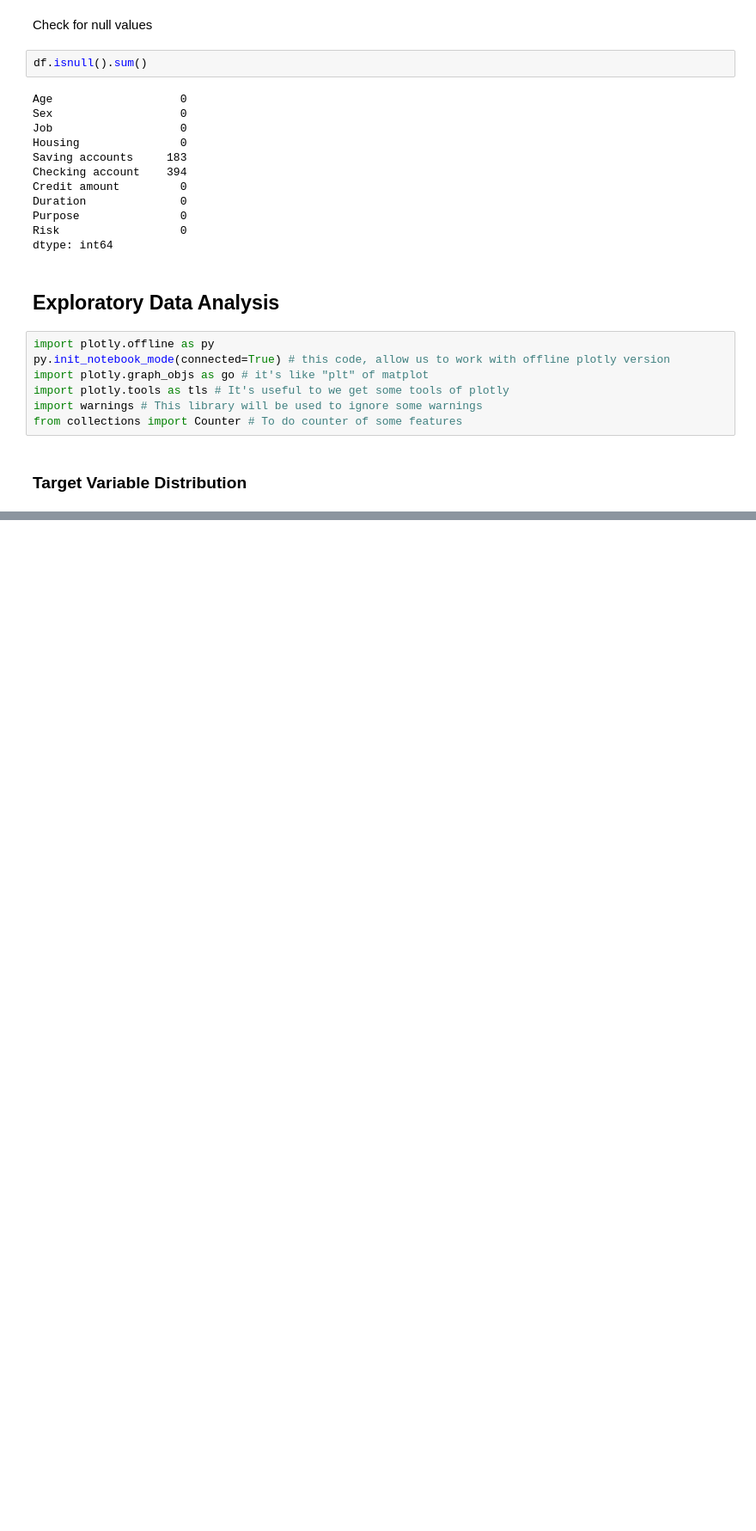
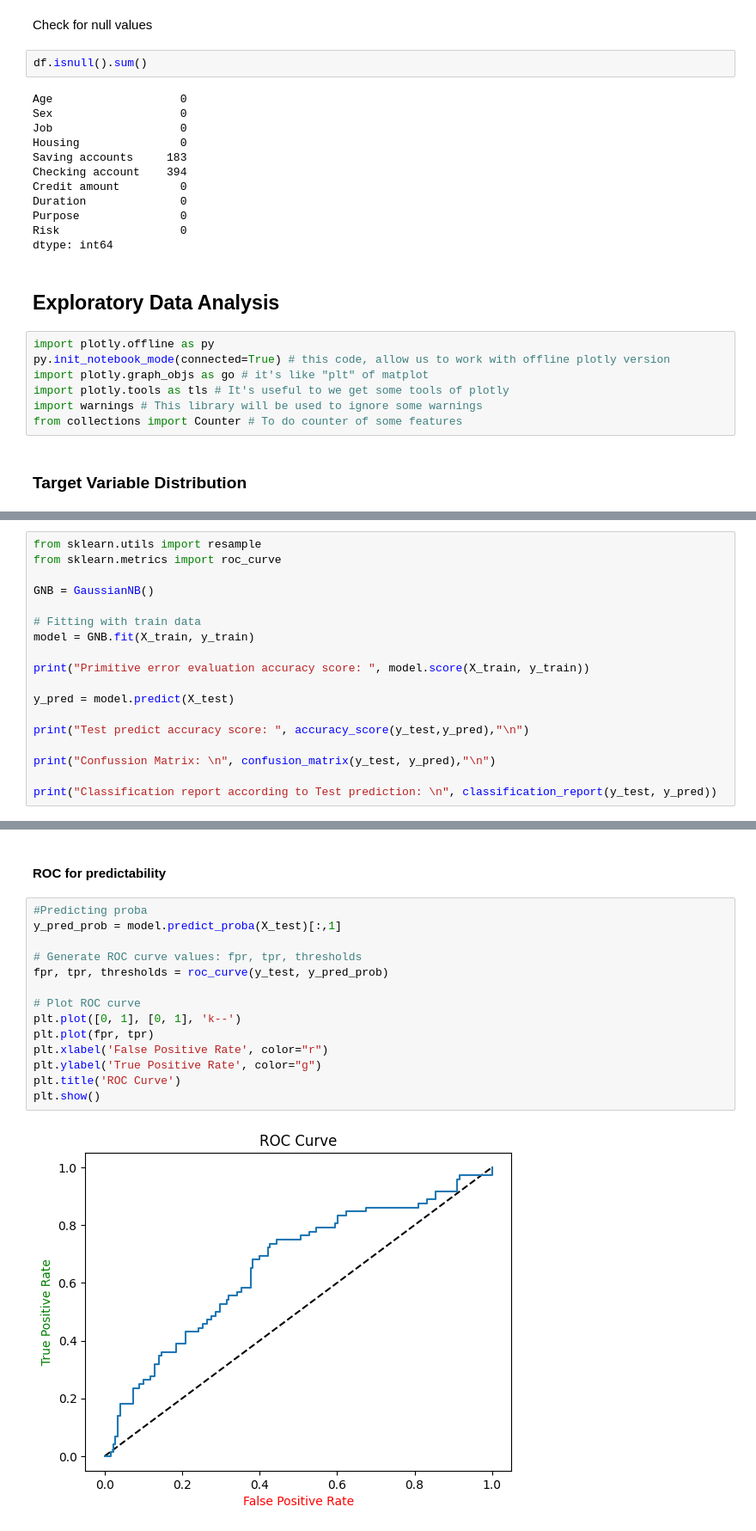
Before and after one commit to mslevis/comp562-final-project, a Jupyter notebook: predict.ipynb, the cells around one changed output, grey strips where cells are left out. Shown: that part at 86% size. Saved outputs shown, nothing was run; the diff lists cells and outputs as text; blank space fills up the shorter version.

```diff
--- a/predict.ipynb
+++ b/predict.ipynb
@@ -96,0 +259,18 @@ py.iplot(fig, filename='grouped-bar')
+# %%
+from sklearn.utils import resample
+from sklearn.metrics import roc_curve
+
+GNB = GaussianNB()
+
+# Fitting with train data
+model = GNB.fit(X_train, y_train)
+
+print("Primitive error evaluation accuracy score: ", model.score(X_train, y_train))
+
+y_pred = model.predict(X_test)
+
+print("Test predict accuracy score: ", accuracy_score(y_test,y_pred),"\n")
+
+print("Confussion Matrix: \n", confusion_matrix(y_test, y_pred),"\n")
+
+print("Classification report according to Test prediction: \n", classification_report(y_test, y_pred))
@@ -96,0 +294,18 @@ py.iplot(fig, filename='grouped-bar')
+# %% [markdown]
+#### ROC for predictability
+# %%
+#Predicting proba
+y_pred_prob = model.predict_proba(X_test)[:,1]
+
+# Generate ROC curve values: fpr, tpr, thresholds
+fpr, tpr, thresholds = roc_curve(y_test, y_pred_prob)
+
+# Plot ROC curve
+plt.plot([0, 1], [0, 1], 'k--')
+plt.plot(fpr, tpr)
+plt.xlabel('False Positive Rate', color="r")
+plt.ylabel('True Positive Rate', color="g")
+plt.title('ROC Curve')
+plt.show()
+# %% [output]
+[figure, added]
```
Also changed, not shown: parts of 19 cells of this notebook.
